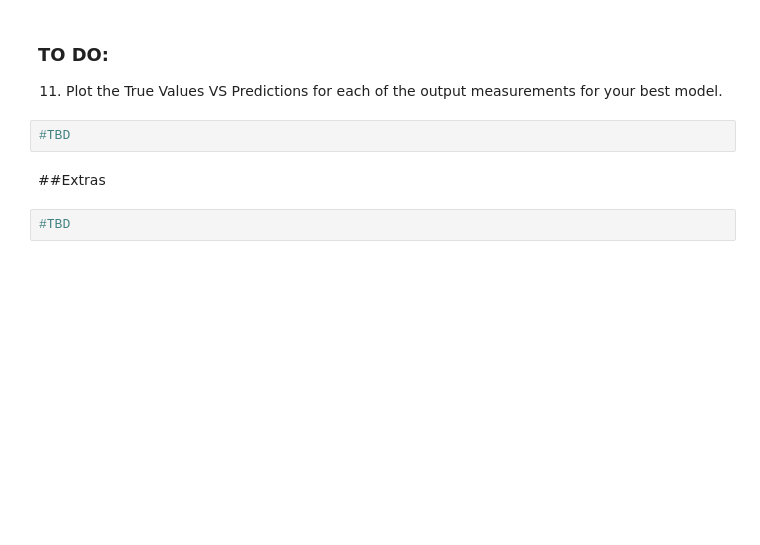
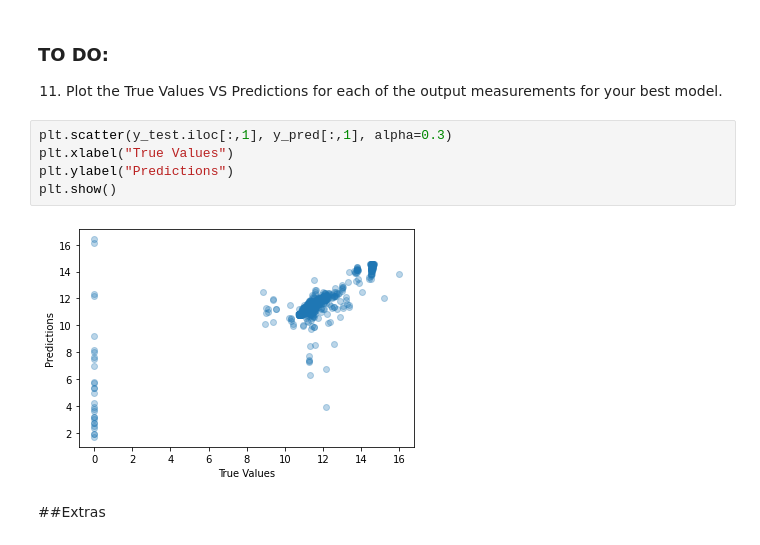
Before and after one commit to jpd-oliveira/SI-Lab-2, a Jupyter notebook: SI_Lab2_20_21.ipynb, the cells around one changed output. Drawn from its saved outputs; the diff is of its cells as text; blank space fills up the shorter version.

```diff
--- a/SI_Lab2_20_21.ipynb
+++ b/SI_Lab2_20_21.ipynb
@@ -341,9 +364,12 @@ SyntaxError: ignored
 # %% [markdown]
 ### **TO DO**:
 11) Plot the True Values VS Predictions for each of the output measurements for your best model.
-# %%
-#TBD
+# %%
+plt.scatter(y_test.iloc[:,1], y_pred[:,1], alpha=0.3)
+plt.xlabel("True Values")
+plt.ylabel("Predictions")
+plt.show()
+# %% [output]
+[figure, added]
 # %% [markdown]
 ##Extras
-# %%
-#TBD
```
Also changed, not shown: parts of 16 cells of this notebook.
